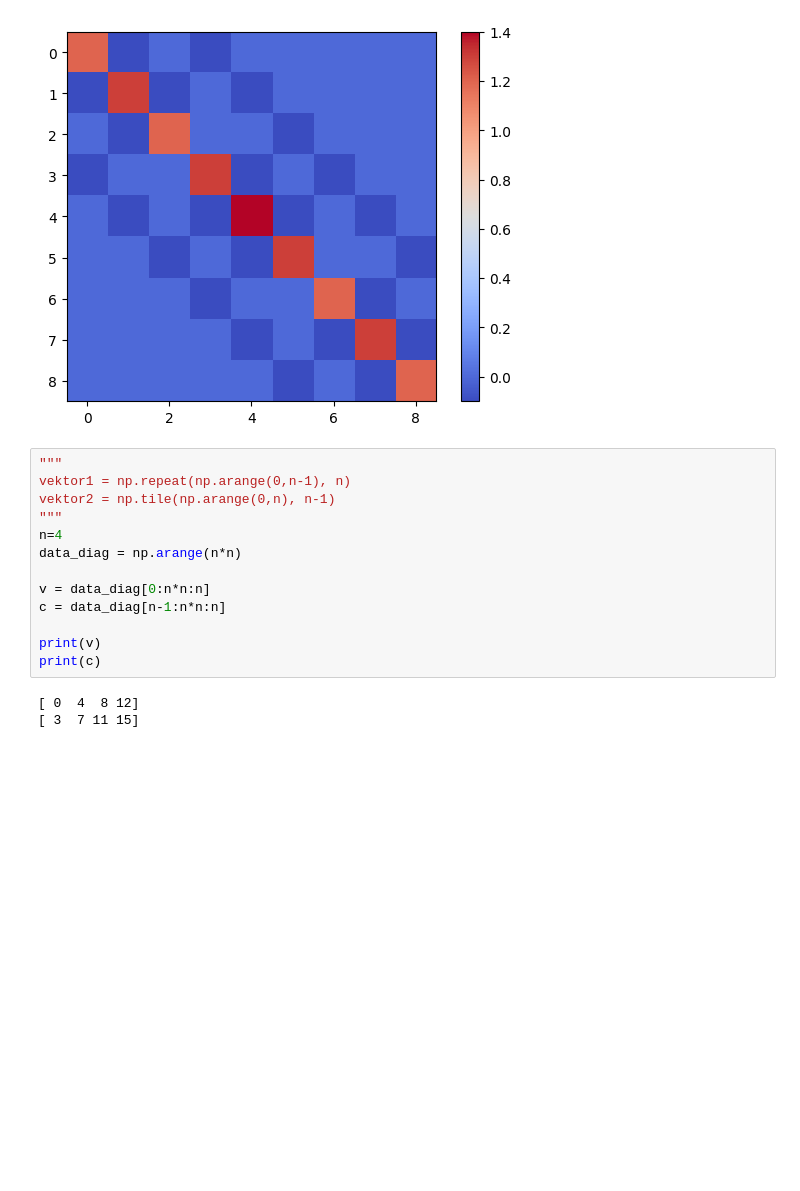
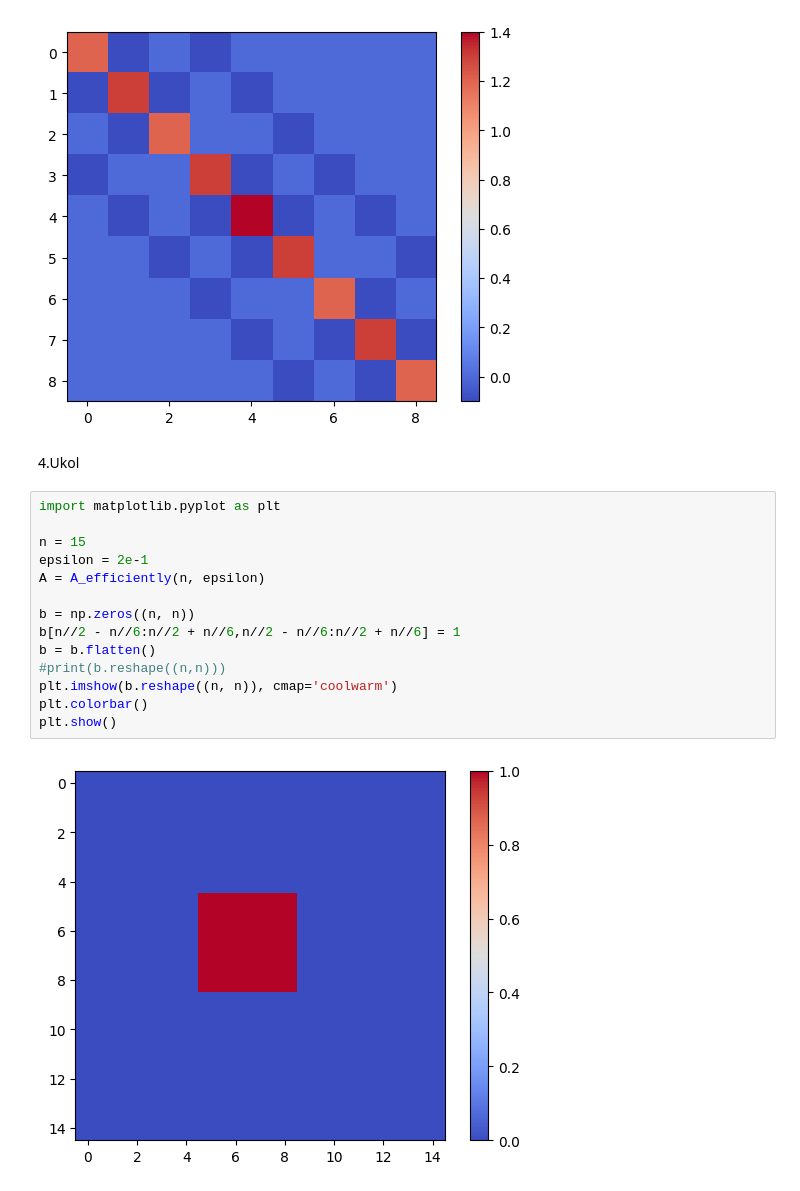
Before and after one commit to KLI0273/KLI0273_DU, a Jupyter notebook: week_06/week_06.ipynb, the cells around one changed output. Saved outputs shown, nothing was run; the diff lists cells and outputs as text; blank space fills up the shorter version.

Commit message:
Ukol_05_1-5_finished

```diff
--- a/week_06/week_06.ipynb
+++ b/week_06/week_06.ipynb
@@ -127,19 +127,21 @@ plt.show()
  [ 0.   0.   0.   0.  -0.1  0.  -0.1  1.3 -0.1]
  [ 0.   0.   0.   0.   0.  -0.1  0.  -0.1  1.2]]
 [figure]
-# %%
-"""
-vektor1 = np.repeat(np.arange(0,n-1), n)
-vektor2 = np.tile(np.arange(0,n), n-1)
-"""
-n=4
-data_diag = np.arange(n*n)
-
-v = data_diag[0:n*n:n]
-c = data_diag[n-1:n*n:n]
-
-print(v)
-print(c)
-# %% [output]
-[ 0  4  8 12]
-[ 3  7 11 15]
+# %% [markdown]
+4.Ukol
+# %%
+import matplotlib.pyplot as plt
+
+n = 15
+epsilon = 2e-1
+A = A_efficiently(n, epsilon)
+
+b = np.zeros((n, n))
+b[n//2 - n//6:n//2 + n//6,n//2 - n//6:n//2 + n//6] = 1
+b = b.flatten()
+#print(b.reshape((n,n)))
+plt.imshow(b.reshape((n, n)), cmap='coolwarm')
+plt.colorbar()
+plt.show()
+# %% [output]
+[figure, added]
```
Also changed, not shown: parts of 4 cells of this notebook.
